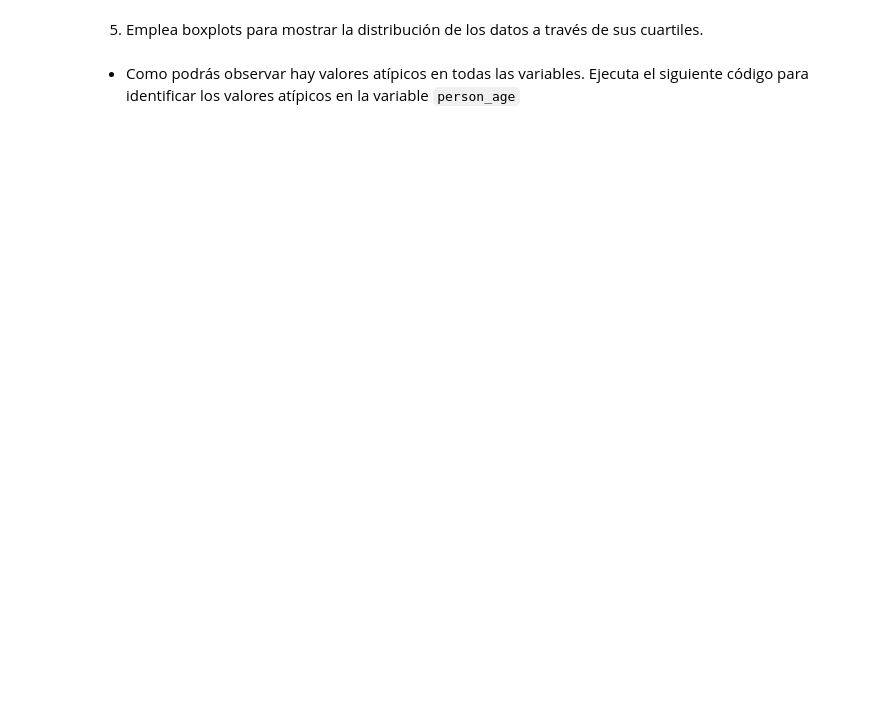
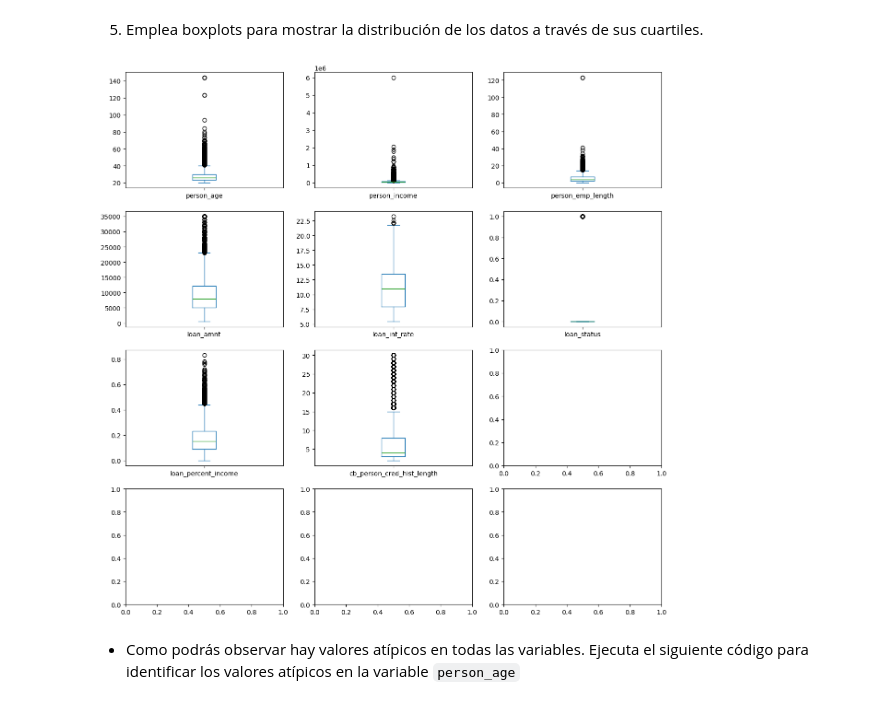
Before and after one commit to CarlosRochaCx/MNA, a Jupyter notebook: Actividad4EDA.ipynb, the cells around one changed output. Saved outputs shown, nothing was run; the diff lists cells and outputs as text; code cells hidden in the pictures; blank space fills up the shorter version.

```diff
--- a/Actividad4EDA.ipynb
+++ b/Actividad4EDA.ipynb
@@ -124,5 +163,14 @@ df.describe()
 # %% [markdown]
 5. Emplea boxplots para mostrar la distribución de los datos a través de sus cuartiles.
+# %%
+num_cols = df.select_dtypes(include=np.number).columns.tolist()
+
+fig, axes = plt.subplots(4,3, figsize=(15,15))
+axes = axes.ravel()
+for col, ax in zip(df[num_cols], axes):
+  df[col].plot(kind='box', ax=ax)
+# %% [output]
+[figure, added]
 # %% [markdown]
 *   Como podrás observar hay valores atípicos en todas las variables. Ejecuta el siguiente código para identificar los valores atípicos en la variable `person_age`
 # %%
```
Also changed, not shown: parts of 15 cells of this notebook.
